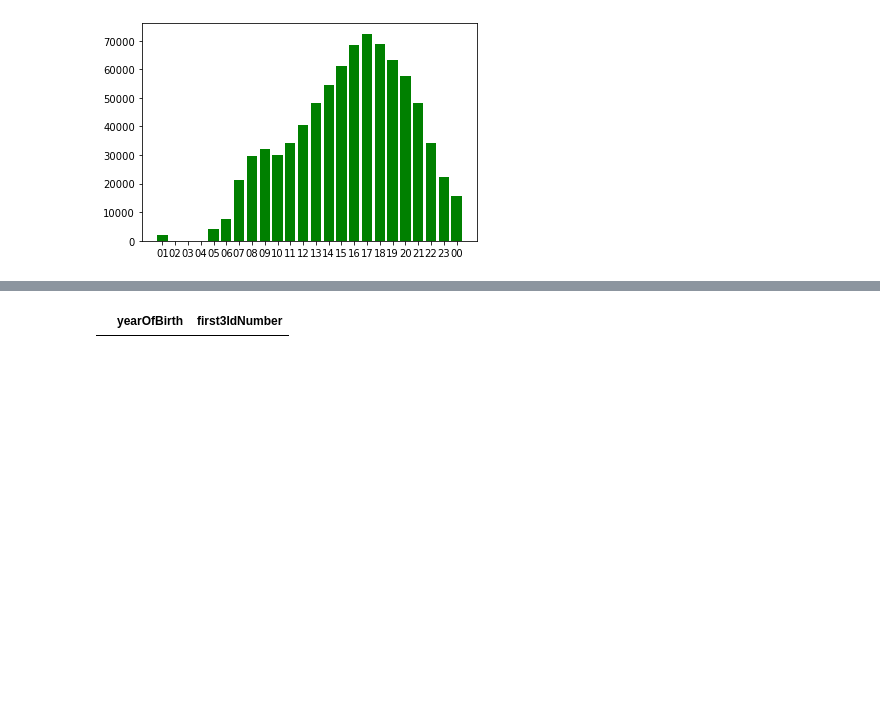
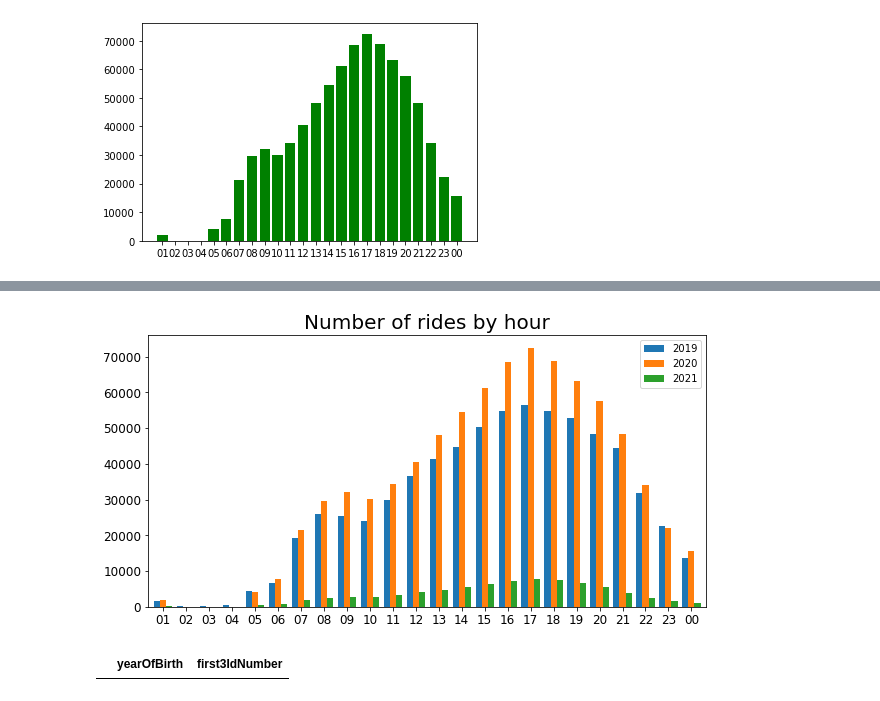
Before and after one commit to OttoJoeleht/IDS-2021-C2, a Jupyter notebook: Rattaringlus.ipynb, the cells around one changed output, grey strips where cells are left out. Saved outputs shown, nothing was run; the diff lists cells and outputs as text; code cells hidden in the pictures; blank space fills up the shorter version.

```diff
--- a/Rattaringlus.ipynb
+++ b/Rattaringlus.ipynb
@@ -189,3 +192,21 @@ plt.bar(keysKinni21, valuesKinni21, color="red")
+# %%
+yearsWithUsageByHour = {
+   '2019': [1491,353,123,408,4344,6719,19163,25909,25449,24031,29828,36666,41502,44755,50193,54758,56609,54908,52733,48409,44427,31820,22687,13637],
+   '2020': [1961,1,0,0,4274,7721,21389,29493,32189,30138,34351,40504,48197,54535,61217,68621,72443,68722,63187,57642,48341,34186,22159,15666],
+   '2021': [222,2,0,0,367,816,1931,2571,2882,2820,3252,4110,4637,5573,6462,7219,7872,7528,6664,5595,3959,2390,1490,1002],
+   'Hours': ['01','02','03','04','05','06','07','08','09','10','11','12','13','14','15','16','17','18','19','20','21','22','23','00']
+}
+dfYearsWithUsageByHour = pd.DataFrame(yearsWithUsageByHour)
+ax = dfYearsWithUsageByHour.plot(x='Hours',kind='bar', title="Number of rides by hour", fontsize='large',figsize=(10,5), width=0.8)
+ax.tick_params(axis='x', rotation=0)
+
+ax1 = plt.axes()
+x_axis = ax1.xaxis
+x_axis.set_label_text('Weeks')
+x_axis.label.set_visible(False)
+ax1.title.set_size(20)
+# %% [output]
+[figure, added]
 # %%
 #data2020 = data2020.drop(columns=['startstationserialnumber','endstationserialnumber'])
 data2020 = data2020.drop(data2020[(data2020.startstationname == '-- Määramata --') | (data2020.endstationname == '-- Määramata --')].index)
```
Also changed, not shown: parts of 23 cells of this notebook, 1 other file.
